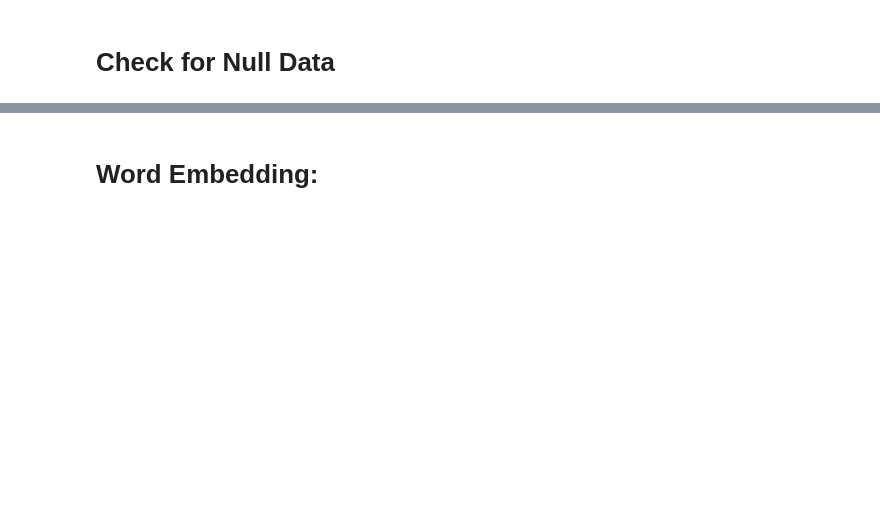
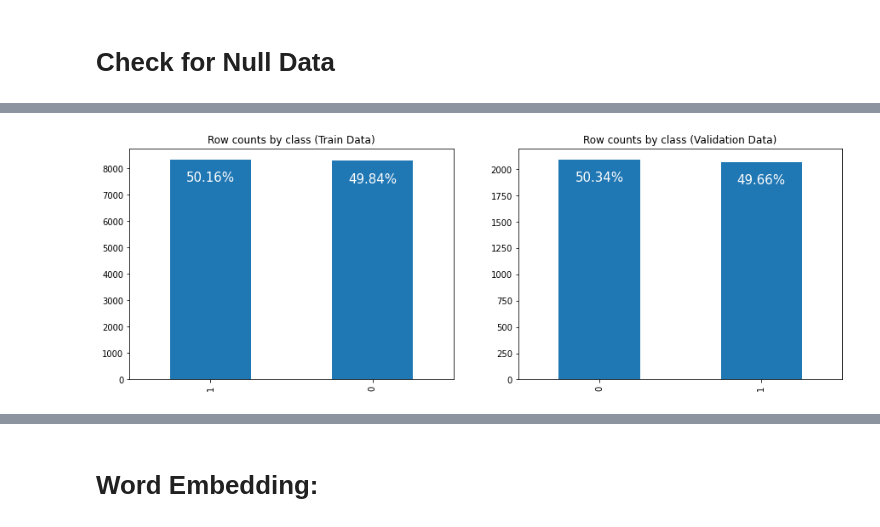
Before and after one commit to Abhishek-Dutt-1/kaggle-fake-news, a Jupyter notebook: fake_news_classifier.ipynb, the cells around one changed output, grey strips where cells are left out. Saved outputs shown, nothing was run; the diff lists cells and outputs as text; code cells hidden in the pictures; blank space fills up the shorter version.

```diff
--- a/fake_news_classifier.ipynb
+++ b/fake_news_classifier.ipynb
@@ -20,0 +35,7 @@ test = pd.read_csv("data/test.csv")
+# %%
+def plot_class_hist(data, text, ax):
+  ax = data["label"].value_counts().plot(kind="bar", title="Row counts by class ("+text+")", ax=ax);
+  for p in ax.patches:
+      width, height = p.get_width(), p.get_height()
+      ax.annotate('{:.2%}'.format(height/len(data)), (p.get_x()+0.5*width, p.get_y()+height*0.9), ha='center', fontsize=15,
+  color='white')
@@ -51,0 +62,8 @@ train['title'].str.len().hist(by=train['label']);
+# %%
+fig=plt.figure(figsize=(15,5))
+ax=fig.add_subplot(1, 2, 1)
+plot_class_hist(train, "Train Data", ax=ax)
+ax=fig.add_subplot(1, 2, 2)
+plot_class_hist(valid, "Validation Data", ax=ax)
+# %% [output]
+[figure, added]
```
Also changed, not shown: parts of 14 cells of this notebook.
